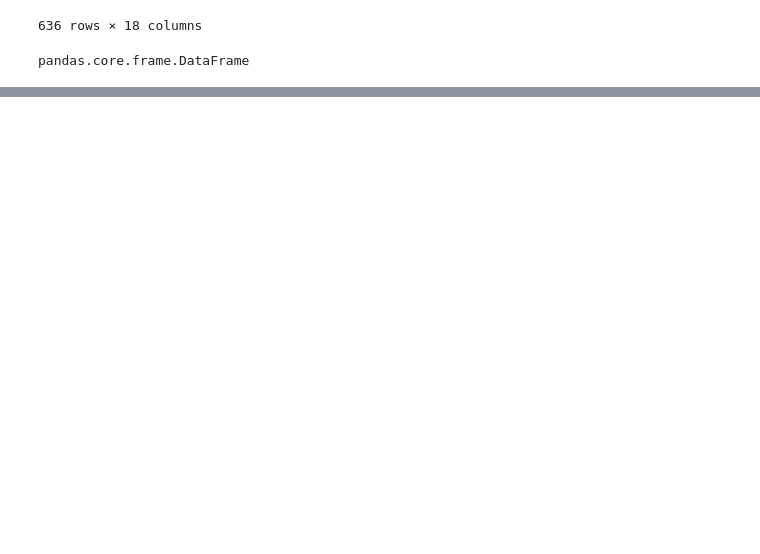
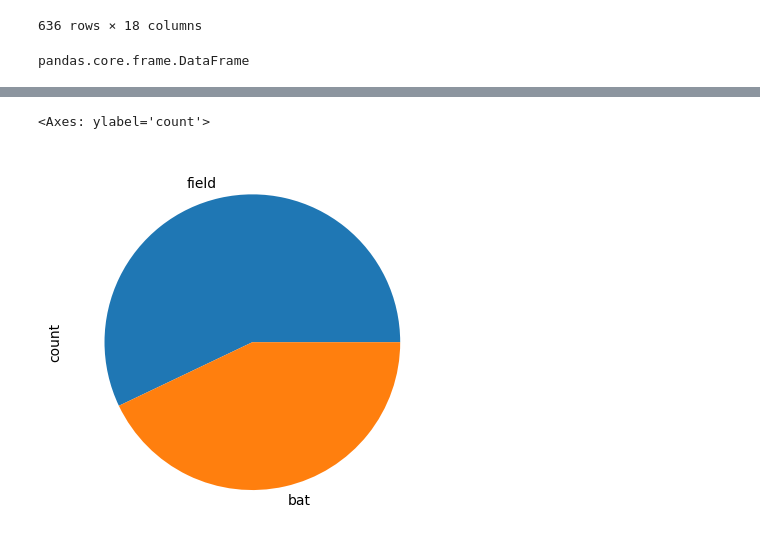
Before and after one commit to ShivamThapa243/DataScience, a Jupyter notebook: Pandas.ipynb, the cells around one changed output, grey strips where cells are left out. Saved outputs shown, nothing was run; the diff lists cells and outputs as text; code cells hidden in the pictures; blank space fills up the shorter version.

```diff
--- a/Pandas.ipynb
+++ b/Pandas.ipynb
@@ -47,0 +459,5 @@ pandas.core.frame.DataFrame
+# %%
+data['toss_decision'].value_counts().plot(kind = 'pie')
+# %% [output]
+<Axes: ylabel='count'>
+[figure, added]
```
Also changed, not shown: parts of 66 cells of this notebook.
